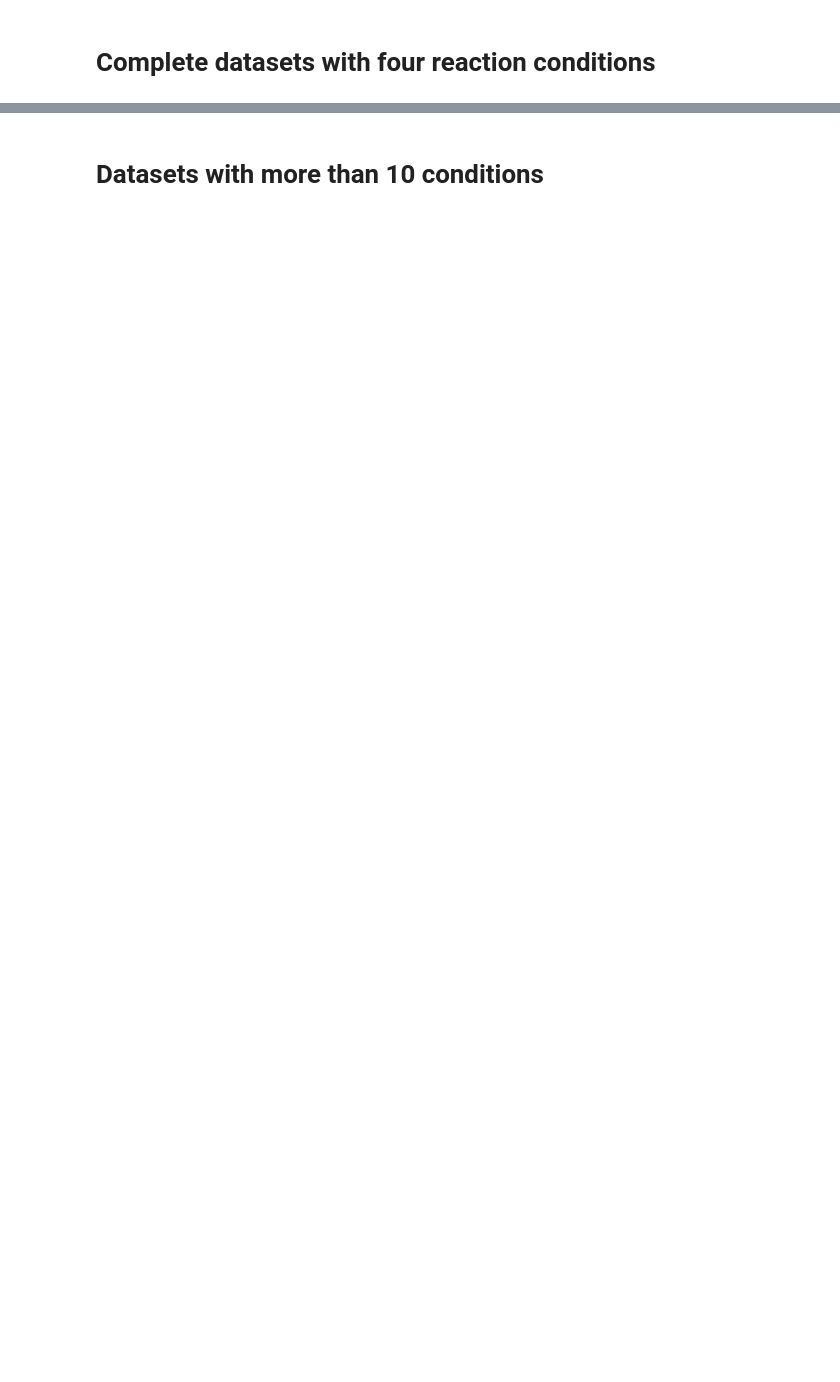
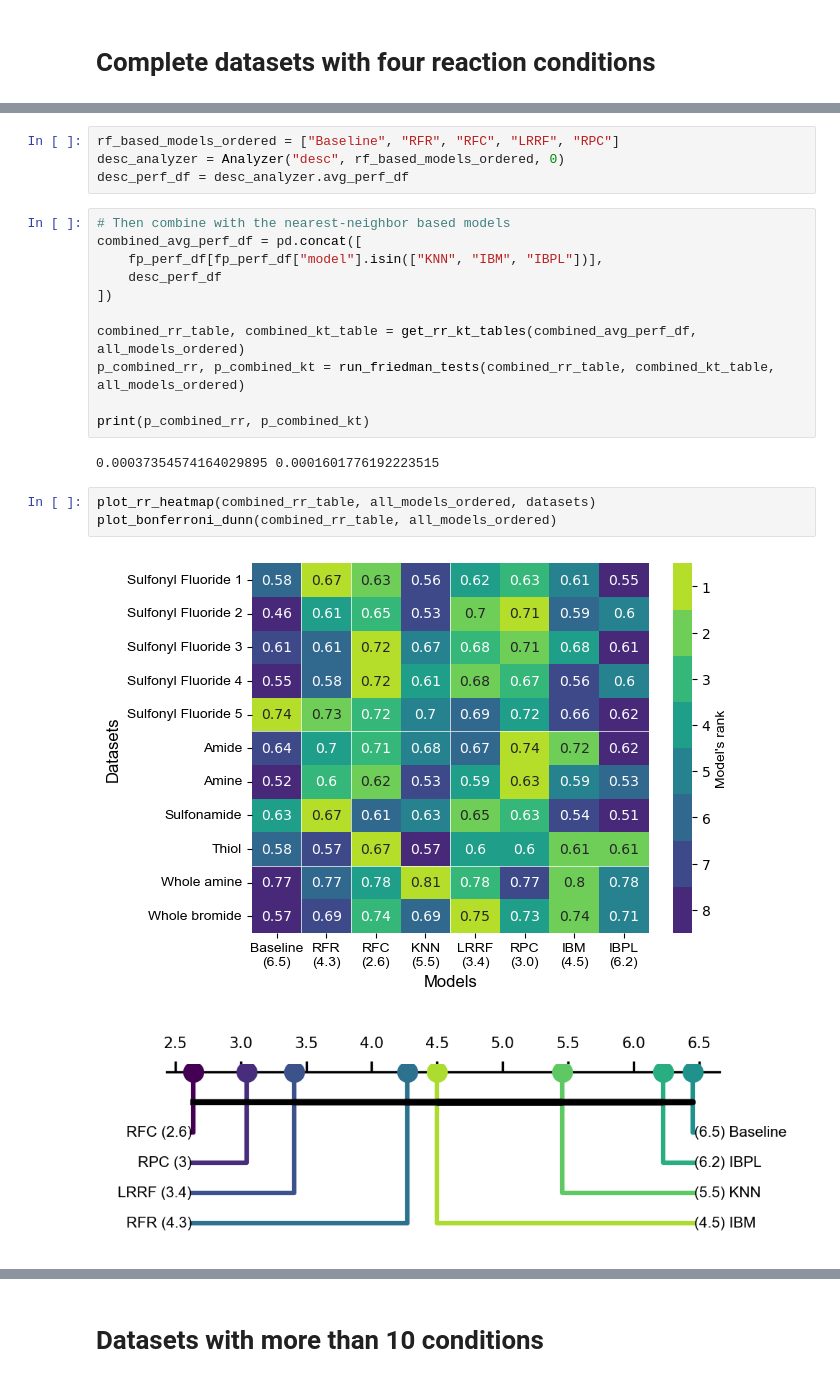
Before and after one commit to ZimmermanGroup/LabelRanking, a Jupyter notebook: performance_analysis.ipynb, the cells around one changed output, grey strips where cells are left out. Drawn from its saved outputs; the diff is of its cells as text; blank space fills up the shorter version.

```diff
--- a/performance_analysis.ipynb
+++ b/performance_analysis.ipynb
@@ -341,0 +34,23 @@ _ = critical_difference_diagram(m2_rr_rank_dict, m2_bonferroni_dunn_test_results
+# %%
+rf_based_models_ordered = ["Baseline", "RFR", "RFC", "LRRF", "RPC"]
+desc_analyzer = Analyzer("desc", rf_based_models_ordered, 0)
+desc_perf_df = desc_analyzer.avg_perf_df
+# %%
+# Then combine with the nearest-neighbor based models
+combined_avg_perf_df = pd.concat([
+    fp_perf_df[fp_perf_df["model"].isin(["KNN", "IBM", "IBPL"])],
+    desc_perf_df
+])
+
+combined_rr_table, combined_kt_table = get_rr_kt_tables(combined_avg_perf_df, all_models_ordered)
+p_combined_rr, p_combined_kt = run_friedman_tests(combined_rr_table, combined_kt_table, all_models_ordered)
+
+print(p_combined_rr, p_combined_kt)
+# %% [output]
+0.00037354574164029895 0.0001601776192223515
+# %%
+plot_rr_heatmap(combined_rr_table, all_models_ordered, datasets)
+plot_bonferroni_dunn(combined_rr_table, all_models_ordered)
+# %% [output]
+[figure, added]
+[figure, added]
```
Also changed, not shown: parts of 72 cells of this notebook, 1 other file.
